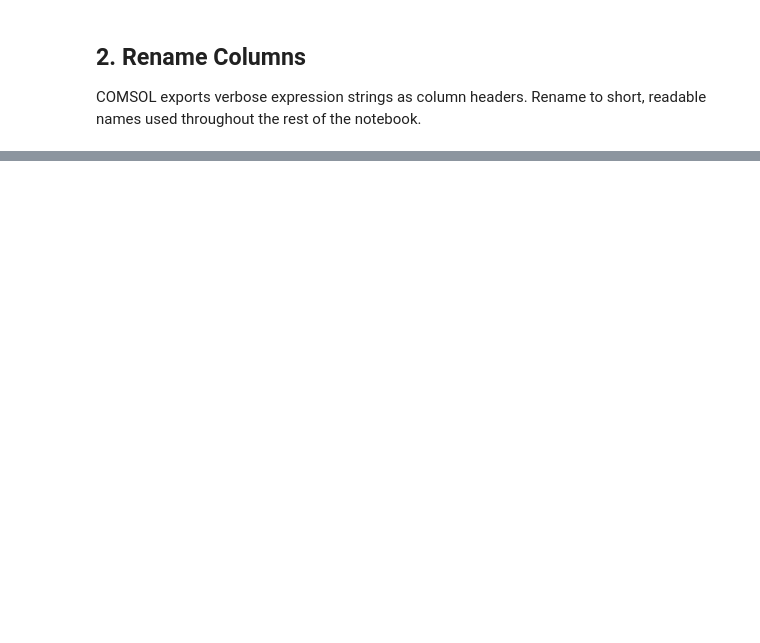
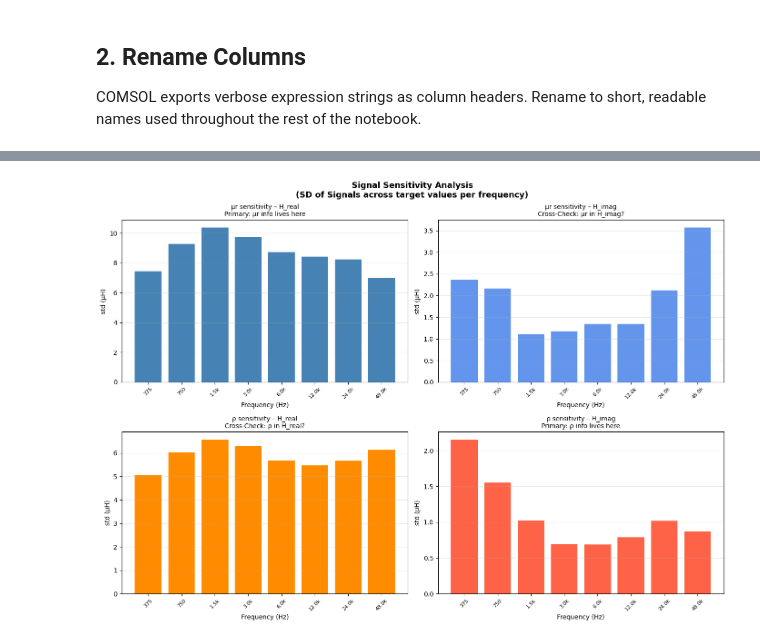
Before and after one commit to Benn800/ect-inversion, a Jupyter notebook: notebooks/01_eda.ipynb, the cells around one changed output, grey strips where cells are left out. Saved outputs shown, nothing was run; the diff lists cells and outputs as text; code cells hidden in the pictures; blank space fills up the shorter version.

```diff
--- a/notebooks/01_eda.ipynb
+++ b/notebooks/01_eda.ipynb
@@ -163,0 +288,26 @@ plt.show()
+# %%
+fig, axes = plt.subplots(2, 2, figsize=(14, 10))
+fig.suptitle('Signal Sensitivity Analysis\n(SD of Signals across target values per frequency)',
+             fontsize=13, fontweight='bold')
+
+plot_data = [
+    (axes[0,0], mu_sens_real, 'μr sensitivity – H_real', 'steelblue', 'Primary: μr info lives here'),
+    (axes[0,1], mu_sens_imag, 'μr sensitivity – H_imag', 'cornflowerblue', 'Cross-Check: μr in H_imag?'),
+    (axes[1,0], rho_sens_real, 'ρ sensitivity – H_real', 'darkorange', 'Cross-Check: ρ in H_real?'),
+    (axes[1,1], rho_sens_imag, 'ρ sensitivity – H_imag', 'tomato', 'Primary: ρ info lives here')
+]
+
+for ax, sens, title, colour, subtitle in plot_data:
+    ax.bar(range(len(freq_ticks)),sens.values * 1e6, color=colour)
+    ax.set_title(f'{title}\n{subtitle}', fontsize=10)
+    ax.set_xlabel('Frequency (Hz)')
+    ax.set_ylabel('std (μH)')
+    ax.set_xticks(range(len(freq_ticks)))
+    ax.set_xticklabels(freq_labels, rotation=45, fontsize=8)
+    ax.grid(True, alpha=0.3, axis='y')
+
+plt.tight_layout()
+plt.savefig(fig_dir/'sensitivity_analysis.png', dpi=150, bbox_inches='tight')
+plt.show()
+# %% [output]
+[figure, added]
```
Also changed, not shown: parts of 31 cells of this notebook, 7 other files.
